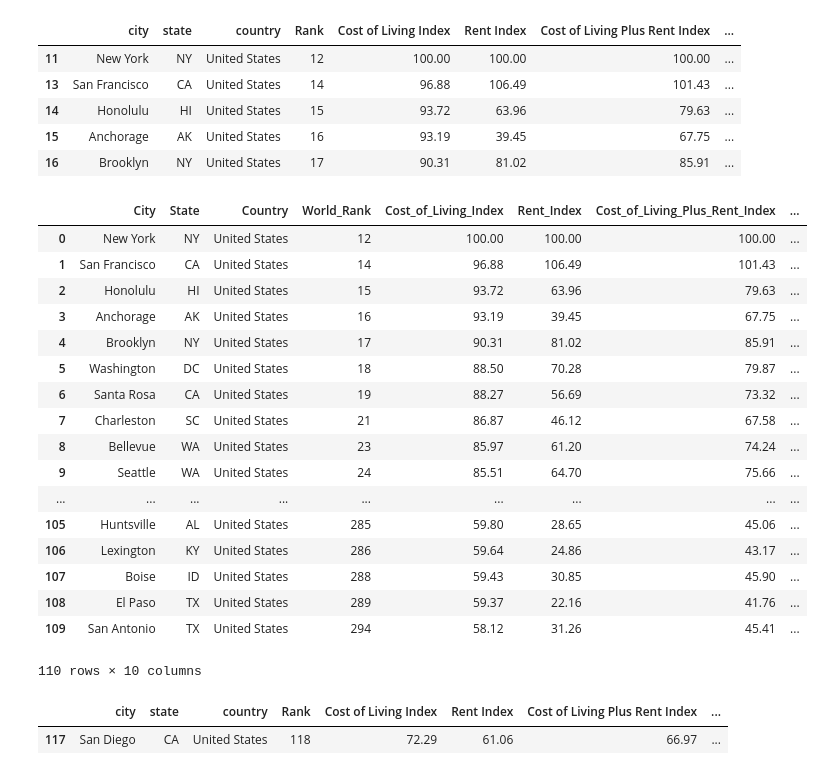
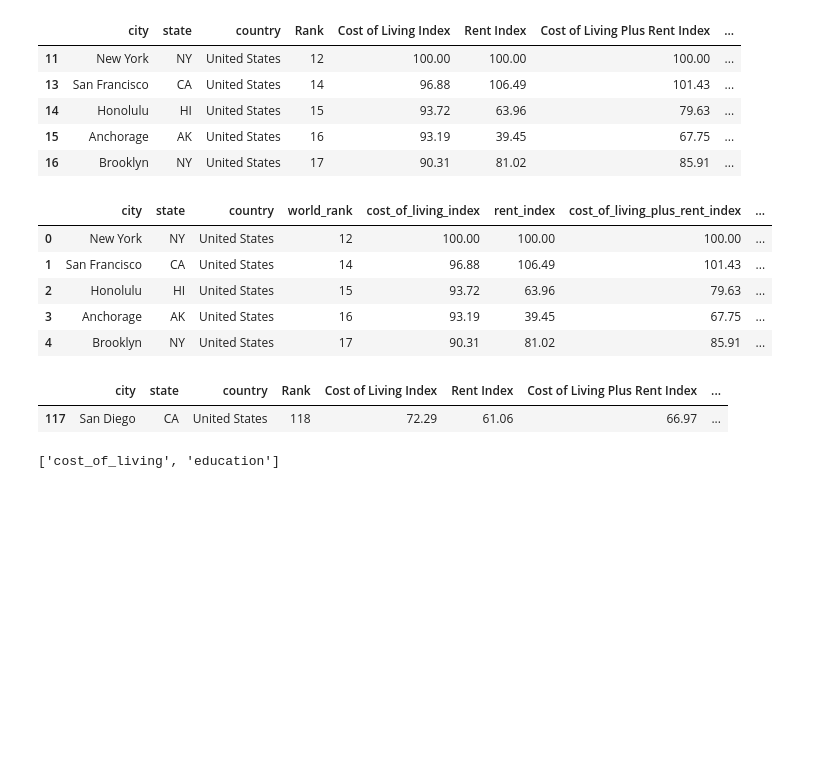
Before and after one commit to jklug34/Project-ETL, a Jupyter notebook: cost_of_living.ipynb, the cells around one changed output. Cells and saved outputs as stored; diff of their text form; code cells hidden in the pictures; blank space fills up the shorter version.

```diff
--- a/cost_of_living.ipynb
+++ b/cost_of_living.ipynb
@@ -128,37 +117,25 @@ US_cost_of_living_df.head()
 | 15 | Anchorage | AK | United States | 16 | 93.19 | 39.45 | 67.75 | ... |
 | 16 | Brooklyn | NY | United States | 17 | 90.31 | 81.02 | 85.91 | ... |
 # %%
-US_cost_of_living_df_transformed = US_cost_of_living_df.rename(columns={"city": "City",
-                                                         "state": "State",
-                                                         "country": "Country",
-                                                         "Rank": "World_Rank",
-                                                         "Cost of Living Index": "Cost_of_Living_Index",
-                                                         "Rent Index": "Rent_Index",
-                                                         "Cost of Living Plus Rent Index": "Cost_of_Living_Plus_Rent_Index",
-                                                         "Groceries Index": "Groceries_Index",
-                                                         "Restaurant Price Index": "Restaurant_Price_Index",
-                                                         "Local Purchasing Power Index": "Local_Purchasing_Power_Index"}).reset_index(drop=True)
+US_cost_of_living_df_transformed = US_cost_of_living_df.rename(columns={"city": "city",
+                                                         "state": "state",
+                                                         "country": "country",
+                                                         "Rank": "world_rank",
+                                                         "Cost of Living Index": "cost_of_living_index",
+                                                         "Rent Index": "rent_index",
+                                                         "Cost of Living Plus Rent Index": "cost_of_living_plus_rent_index",
+                                                         "Groceries Index": "groceries_index",
+                                                         "Restaurant Price Index": "restaurant_price_index",
+                                                         "Local Purchasing Power Index": "local_purchasing_power_index"}).reset_index(drop=True)
 
-US_cost_of_living_df_transformed
+US_cost_of_living_df_transformed.head()
 # %% [output]
-|  | City | State | Country | World_Rank | Cost_of_Living_Index | Rent_Index | Cost_of_Living_Plus_Rent_Index | ... |
+|  | city | state | country | world_rank | cost_of_living_index | rent_index | cost_of_living_plus_rent_index | ... |
 | 0 | New York | NY | United States | 12 | 100.00 | 100.00 | 100.00 | ... |
 | 1 | San Francisco | CA | United States | 14 | 96.88 | 106.49 | 101.43 | ... |
 | 2 | Honolulu | HI | United States | 15 | 93.72 | 63.96 | 79.63 | ... |
 | 3 | Anchorage | AK | United States | 16 | 93.19 | 39.45 | 67.75 | ... |
 | 4 | Brooklyn | NY | United States | 17 | 90.31 | 81.02 | 85.91 | ... |
-| 5 | Washington | DC | United States | 18 | 88.50 | 70.28 | 79.87 | ... |
-| 6 | Santa Rosa | CA | United States | 19 | 88.27 | 56.69 | 73.32 | ... |
-| 7 | Charleston | SC | United States | 21 | 86.87 | 46.12 | 67.58 | ... |
-| 8 | Bellevue | WA | United States | 23 | 85.97 | 61.20 | 74.24 | ... |
-| 9 | Seattle | WA | United States | 24 | 85.51 | 64.70 | 75.66 | ... |
-| ... | ... | ... | ... | ... | ... | ... | ... | ... |
-| 105 | Huntsville | AL | United States | 285 | 59.80 | 28.65 | 45.06 | ... |
-| 106 | Lexington | KY | United States | 286 | 59.64 | 24.86 | 43.17 | ... |
-| 107 | Boise | ID | United States | 288 | 59.43 | 30.85 | 45.90 | ... |
-| 108 | El Paso | TX | United States | 289 | 59.37 | 22.16 | 41.76 | ... |
-| 109 | San Antonio | TX | United States | 294 | 58.12 | 31.26 | 45.41 | ... |
-110 rows × 10 columns
 # %%
 SD = US_cost_of_living_df.loc[US_cost_of_living_df['city'] == "San Diego"]
 SD
@@ -167,0 +148,4 @@ SD
+# %%
+engine.table_names()
+# %% [output]
+['cost_of_living', 'education']
```
Also changed, not shown: parts of 23 cells of this notebook, 3 other files.
